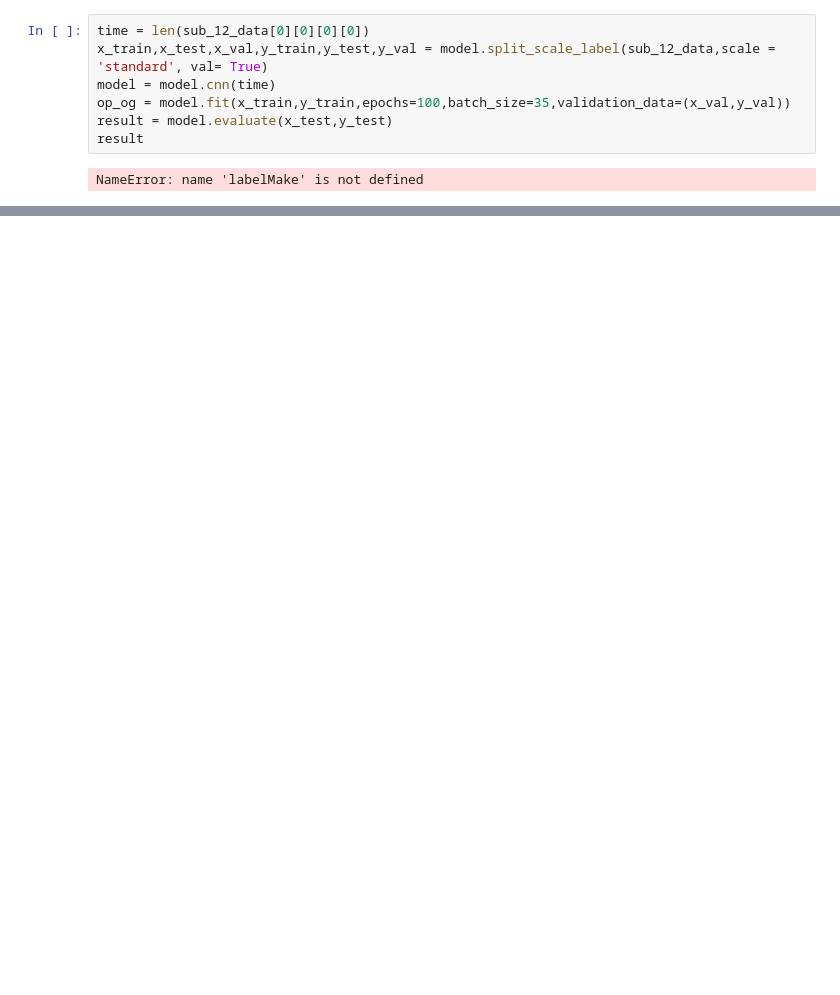
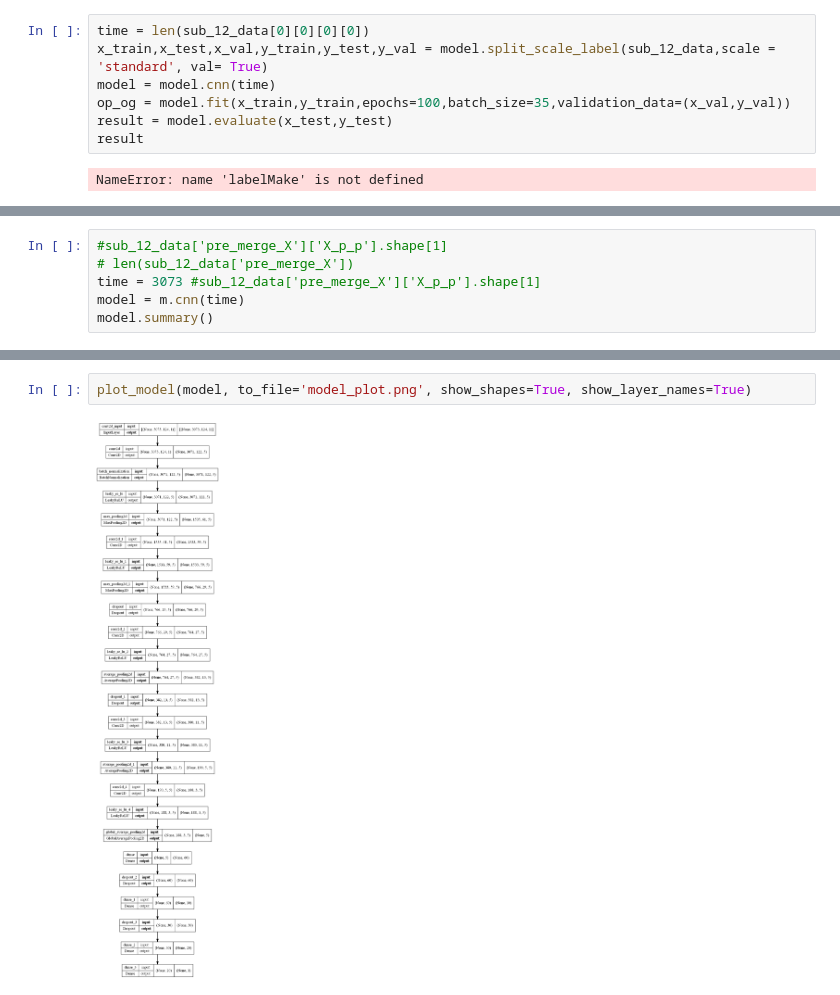
Before and after one commit to Ray-XXX-eee/Diss-Multimodal-EEG, a Jupyter notebook: MAIN.ipynb, the cells around one changed output, grey strips where cells are left out. Saved outputs shown, nothing was run; the diff lists cells and outputs as text; blank space fills up the shorter version.

```diff
--- a/MAIN.ipynb
+++ b/MAIN.ipynb
@@ -218,0 +447,6 @@ NameError: name 'labelMake' is not defined
+# %%
+#sub_12_data['pre_merge_X']['X_p_p'].shape[1]
+# len(sub_12_data['pre_merge_X'])
+time = 3073 #sub_12_data['pre_merge_X']['X_p_p'].shape[1]
+model = m.cnn(time)
+model.summary()
@@ -218,0 +471,4 @@ NameError: name 'labelMake' is not defined
+# %%
+plot_model(model, to_file='model_plot.png', show_shapes=True, show_layer_names=True)
+# %% [output]
+[figure, added]
```
Also changed, not shown: parts of 55 cells of this notebook, 2 other files.
